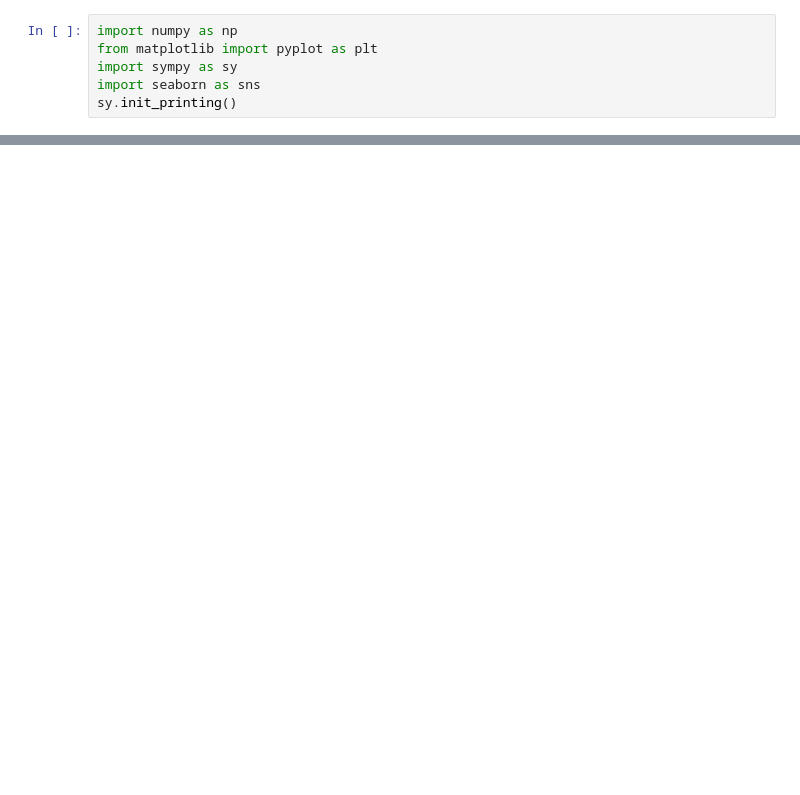
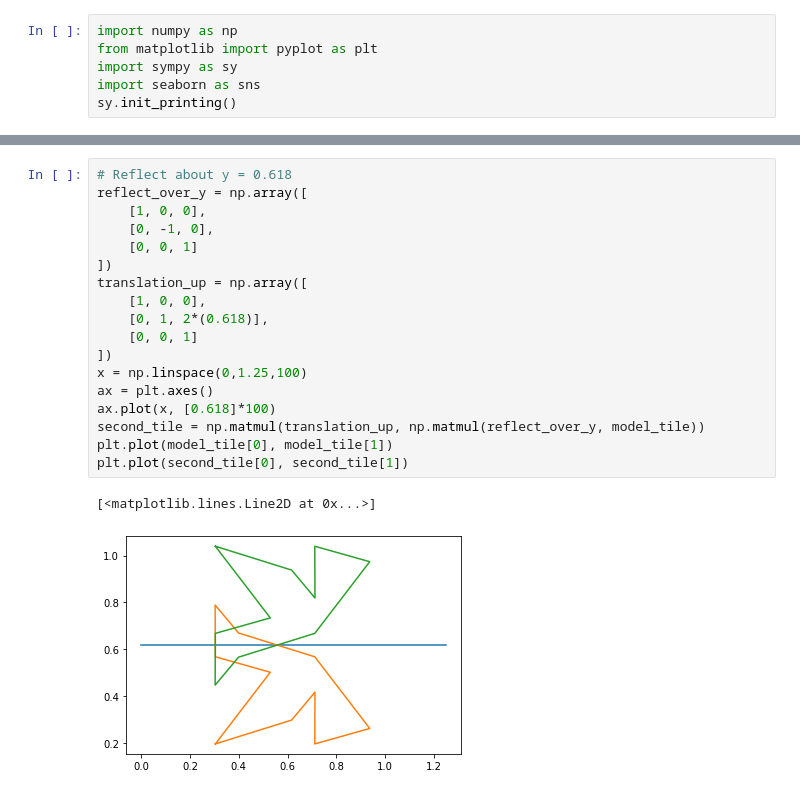
Before and after one commit to qherm/math425-final-project, a Jupyter notebook: Untitled.ipynb, the cells around one changed output, grey strips where cells are left out. Drawn from its saved outputs; the diff is of its cells as text; blank space fills up the shorter version.

```diff
--- a/Untitled.ipynb
+++ b/Untitled.ipynb
@@ -35,0 +43,21 @@ A
+# %%
+# Reflect about y = 0.618
+reflect_over_y = np.array([
+    [1, 0, 0],
+    [0, -1, 0],
+    [0, 0, 1]
+])
+translation_up = np.array([
+    [1, 0, 0],
+    [0, 1, 2*(0.618)],
+    [0, 0, 1]
+])
+x = np.linspace(0,1.25,100)
+ax = plt.axes()
+ax.plot(x, [0.618]*100)
+second_tile = np.matmul(translation_up, np.matmul(reflect_over_y, model_tile))
+plt.plot(model_tile[0], model_tile[1])
+plt.plot(second_tile[0], second_tile[1])
+# %% [output]
+[<matplotlib.lines.Line2D at 0x...>]
+[figure, added]
```
Also changed, not shown: parts of 6 cells of this notebook, 1 other file.
